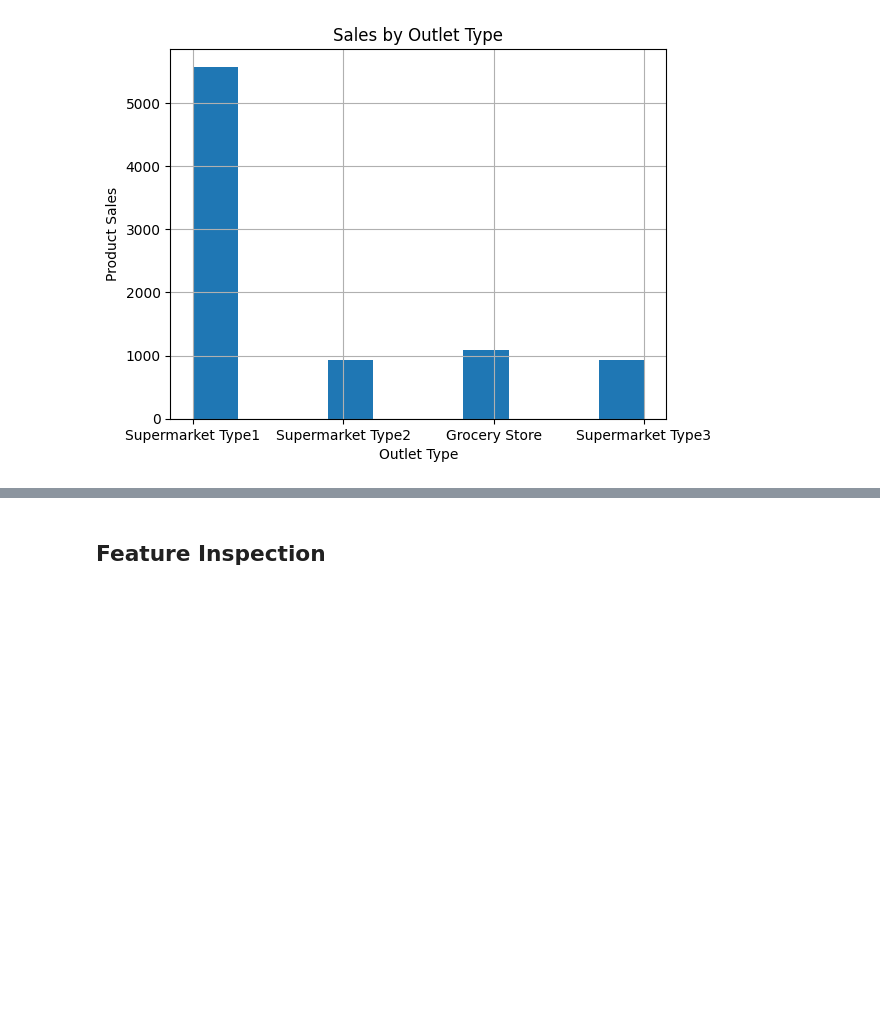
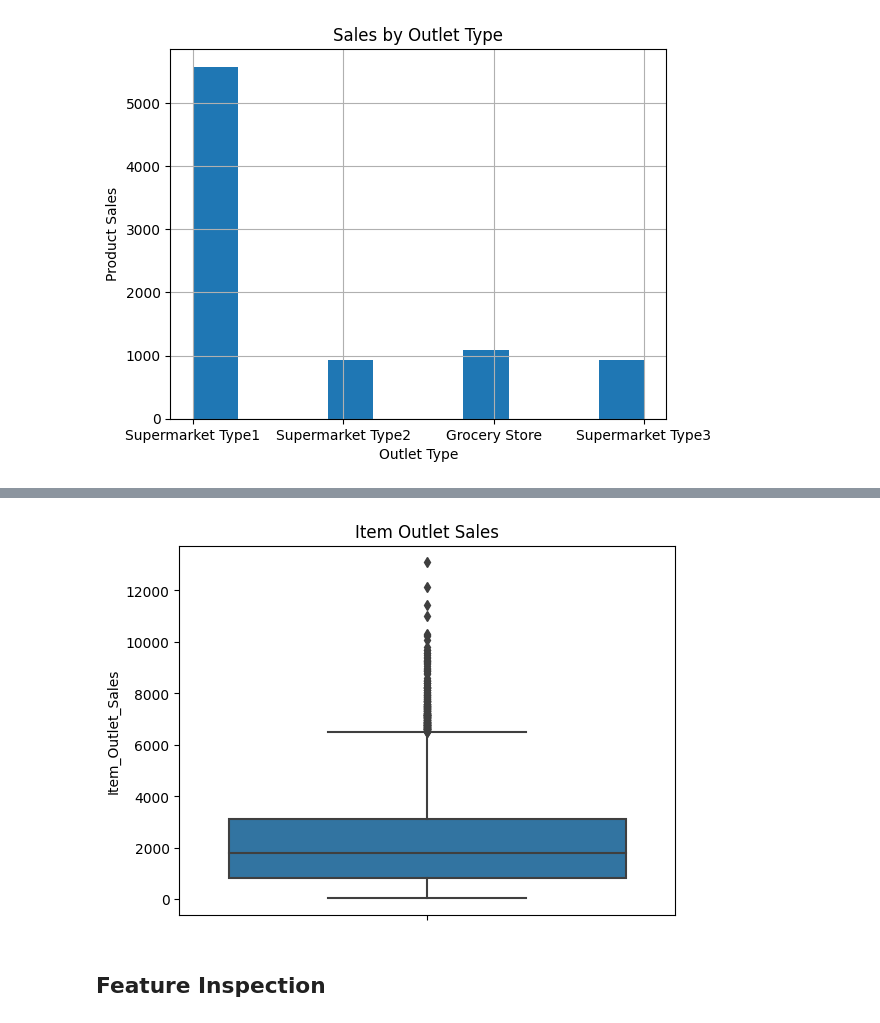
Before and after one commit to donmarcolaureano/predictionofproductsales, a Jupyter notebook: PredictionOfProductSales.ipynb, the cells around one changed output, grey strips where cells are left out. Drawn from its saved outputs; the diff is of its cells as text; code cells hidden in the pictures; blank space fills up the shorter version.

```diff
--- a/PredictionOfProductSales.ipynb
+++ b/PredictionOfProductSales.ipynb
@@ -310,2 +326,8 @@ ax.set_ylabel('Product Sales');
+# %%
+# boxplot
+ax = sns.boxplot(data=df_sales_predictions, y='Item_Outlet_Sales')
+ax.set_title('Item Outlet Sales');
+# %% [output]
+[figure, added]
 # %% [markdown]
 ## Feature Inspection
```
Also changed, not shown: parts of 2 cells of this notebook.
